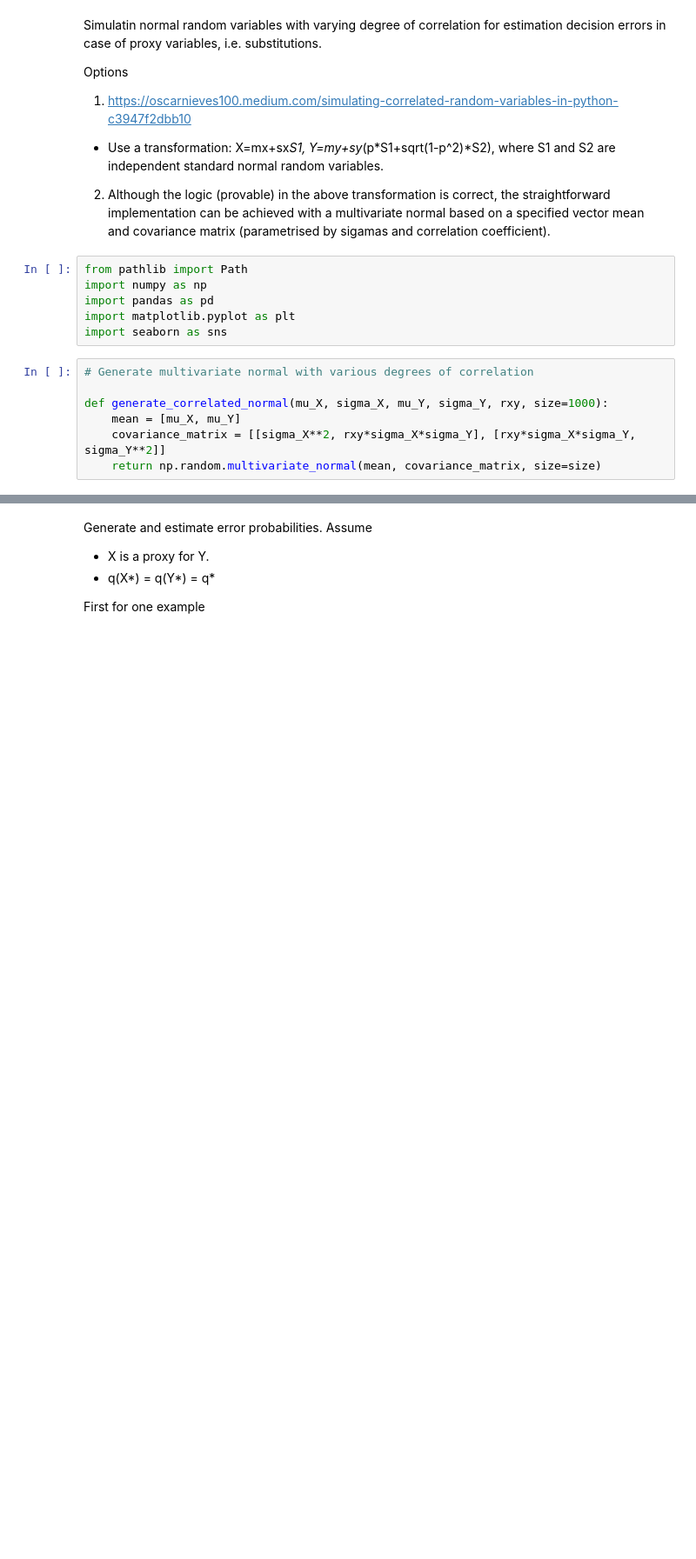
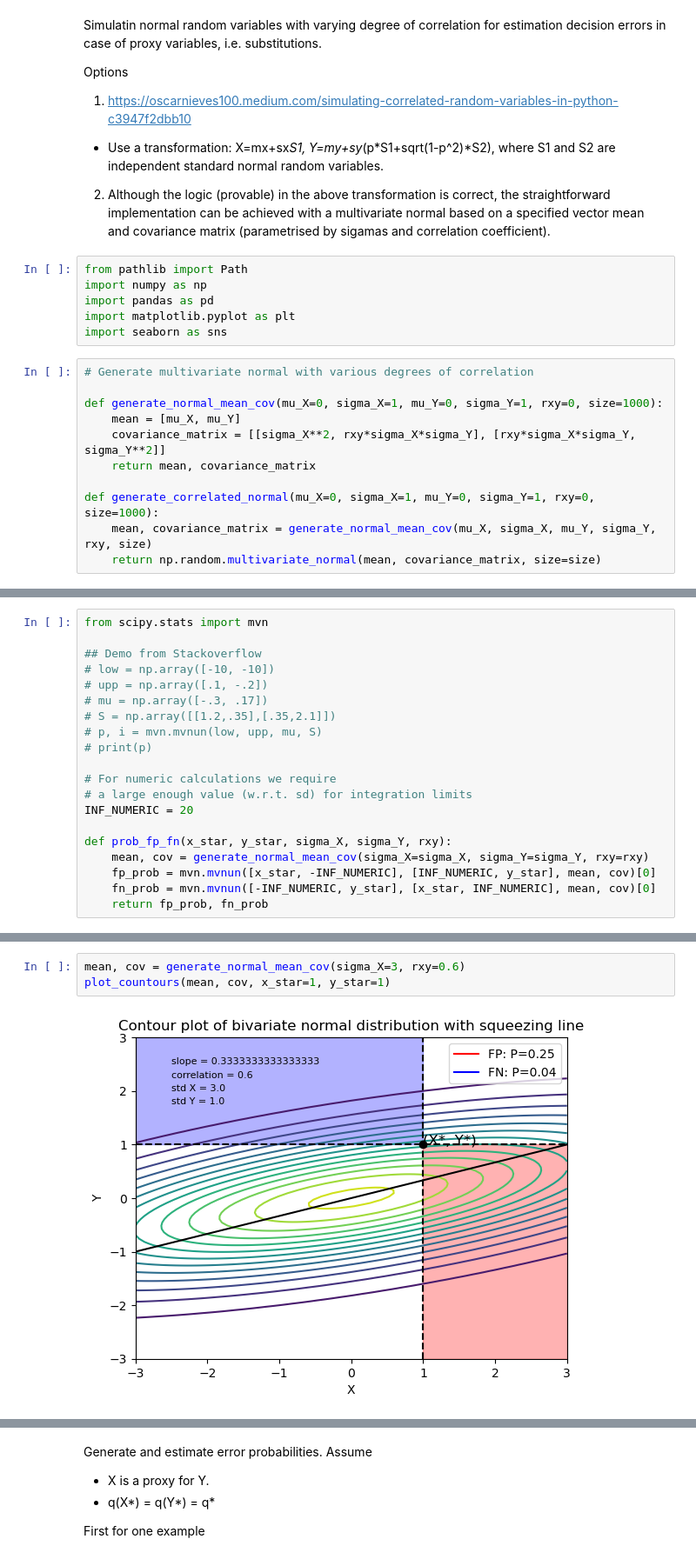
Before and after one commit to ursueugen/Substitution_Decision_Errors, a Jupyter notebook: Substitution_decision_errors.ipynb, the cells around one changed output, grey strips where cells are left out. Shown at 87% size. Saved outputs shown, nothing was run; the diff lists cells and outputs as text; blank space fills up the shorter version.

```diff
--- a/Substitution_decision_errors.ipynb
+++ b/Substitution_decision_errors.ipynb
@@ -14,7 +14,11 @@ import seaborn as sns
 # %%
 # Generate multivariate normal with various degrees of correlation
 
-def generate_correlated_normal(mu_X, sigma_X, mu_Y, sigma_Y, rxy, size=1000):
+def generate_normal_mean_cov(mu_X=0, sigma_X=1, mu_Y=0, sigma_Y=1, rxy=0, size=1000):
     mean = [mu_X, mu_Y]
     covariance_matrix = [[sigma_X**2, rxy*sigma_X*sigma_Y], [rxy*sigma_X*sigma_Y, sigma_Y**2]]
+    return mean, covariance_matrix
+
+def generate_correlated_normal(mu_X=0, sigma_X=1, mu_Y=0, sigma_Y=1, rxy=0, size=1000):
+    mean, covariance_matrix = generate_normal_mean_cov(mu_X, sigma_X, mu_Y, sigma_Y, rxy, size)
     return np.random.multivariate_normal(mean, covariance_matrix, size=size)
@@ -20,0 +31,20 @@ def generate_correlated_normal(mu_X, sigma_X, mu_Y, sigma_Y, rxy, size=1000):
+# %%
+from scipy.stats import mvn
+
+## Demo from Stackoverflow
+# low = np.array([-10, -10])
+# upp = np.array([.1, -.2])
+# mu = np.array([-.3, .17])
+# S = np.array([[1.2,.35],[.35,2.1]])
+# p, i = mvn.mvnun(low, upp, mu, S)
+# print(p)
+
+# For numeric calculations we require
+# a large enough value (w.r.t. sd) for integration limits
+INF_NUMERIC = 20
+
+def prob_fp_fn(x_star, y_star, sigma_X, sigma_Y, rxy):
+    mean, cov = generate_normal_mean_cov(sigma_X=sigma_X, sigma_Y=sigma_Y, rxy=rxy)
+    fp_prob = mvn.mvnun([x_star, -INF_NUMERIC], [INF_NUMERIC, y_star], mean, cov)[0]
+    fn_prob = mvn.mvnun([-INF_NUMERIC, y_star], [x_star, INF_NUMERIC], mean, cov)[0]
+    return fp_prob, fn_prob
@@ -20,0 +110,5 @@ def generate_correlated_normal(mu_X, sigma_X, mu_Y, sigma_Y, rxy, size=1000):
+# %%
+mean, cov = generate_normal_mean_cov(sigma_X=3, rxy=0.6)
+plot_countours(mean, cov, x_star=1, y_star=1)
+# %% [output]
+[figure, added]
```
Also changed, not shown: parts of 11 cells of this notebook.
